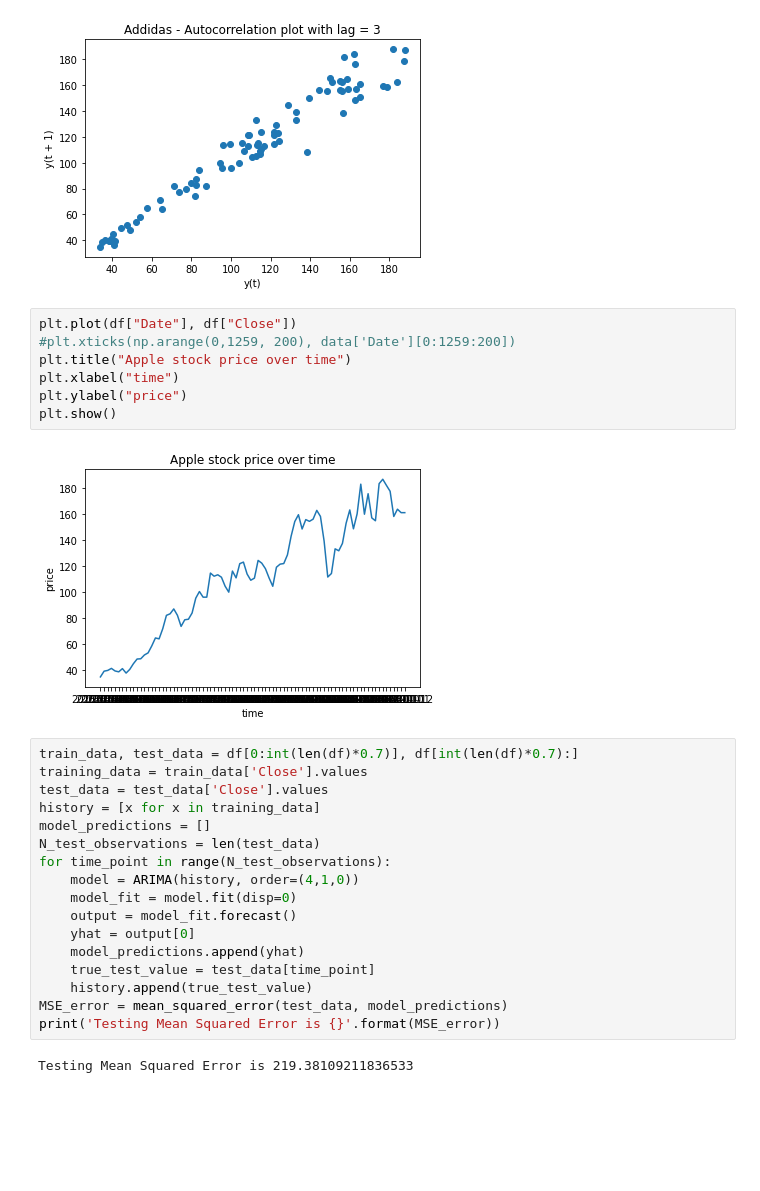
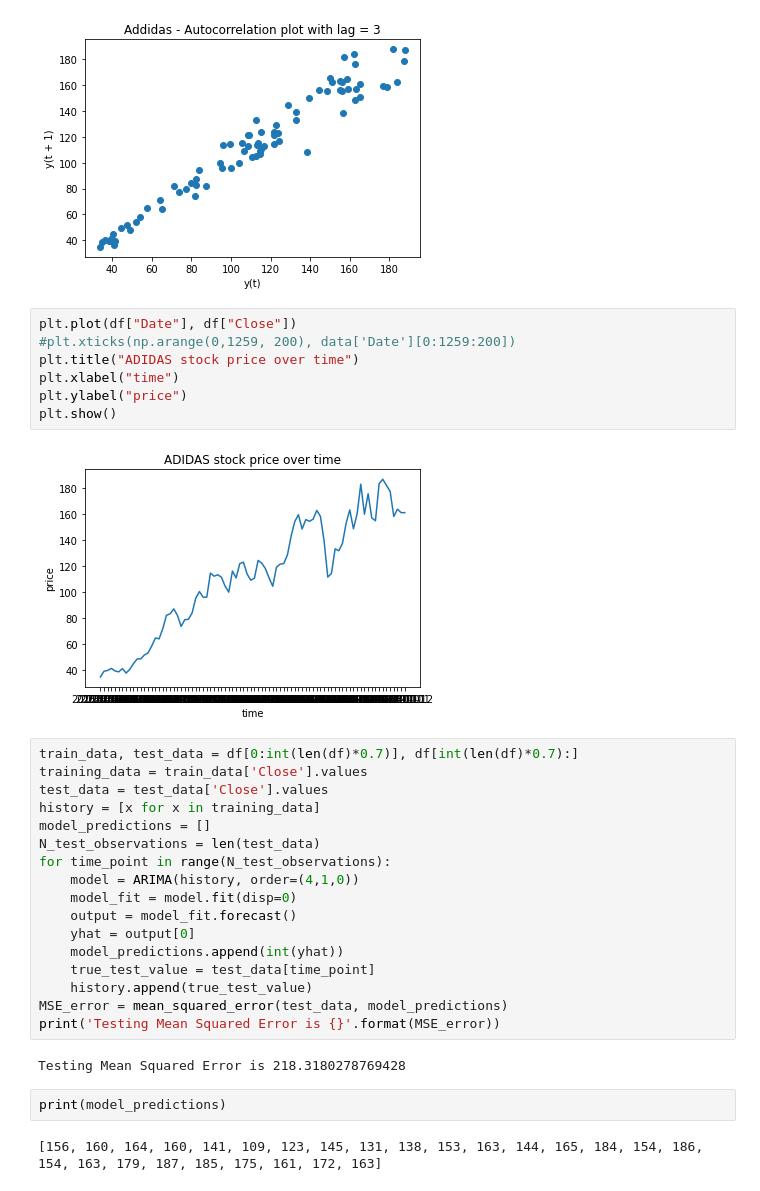
Before and after one commit to mayammayuri/Capstone-project-2, a Jupyter notebook: Capstone_Project.ipynb, the cells around one changed output. Drawn from its saved outputs; the diff is of its cells as text; blank space fills up the shorter version.

```diff
--- a/Capstone_Project.ipynb
+++ b/Capstone_Project.ipynb
@@ -160,12 +232,12 @@ plt.show()
 # %%
 plt.plot(df["Date"], df["Close"])
 #plt.xticks(np.arange(0,1259, 200), data['Date'][0:1259:200])
-plt.title("Apple stock price over time")
+plt.title("ADIDAS stock price over time")
 plt.xlabel("time")
 plt.ylabel("price")
 plt.show()
 # %% [output]
-[figure, old version]
+[figure, new version]
 # %%
 train_data, test_data = df[0:int(len(df)*0.7)], df[int(len(df)*0.7):]
 training_data = train_data['Close'].values
@@ -178,10 +250,14 @@ for time_point in range(N_test_observations):
     model_fit = model.fit(disp=0)
     output = model_fit.forecast()
     yhat = output[0]
-    model_predictions.append(yhat)
+    model_predictions.append(int(yhat))
     true_test_value = test_data[time_point]
     history.append(true_test_value)
 MSE_error = mean_squared_error(test_data, model_predictions)
 print('Testing Mean Squared Error is {}'.format(MSE_error))
 # %% [output]
-Testing Mean Squared Error is 219.38109211836533
+Testing Mean Squared Error is 218.3180278769428
+# %%
+print(model_predictions)
+# %% [output]
+[156, 160, 164, 160, 141, 109, 123, 145, 131, 138, 153, 163, 144, 165, 184, 154, 186, 154, 163, 179, 187, 185, 175, 161, 172, 163]
```
Also changed, not shown: parts of 18 cells of this notebook, 2 other files.
